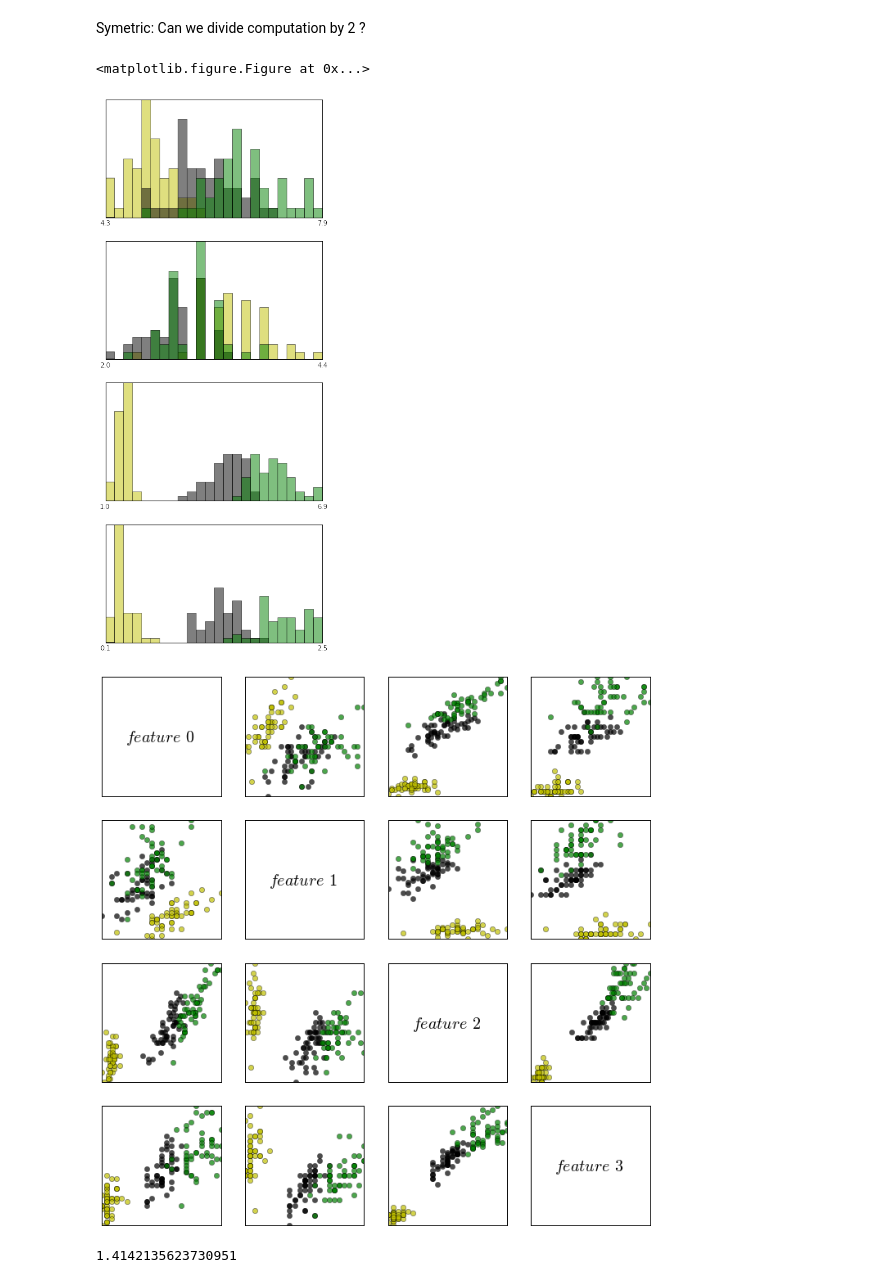
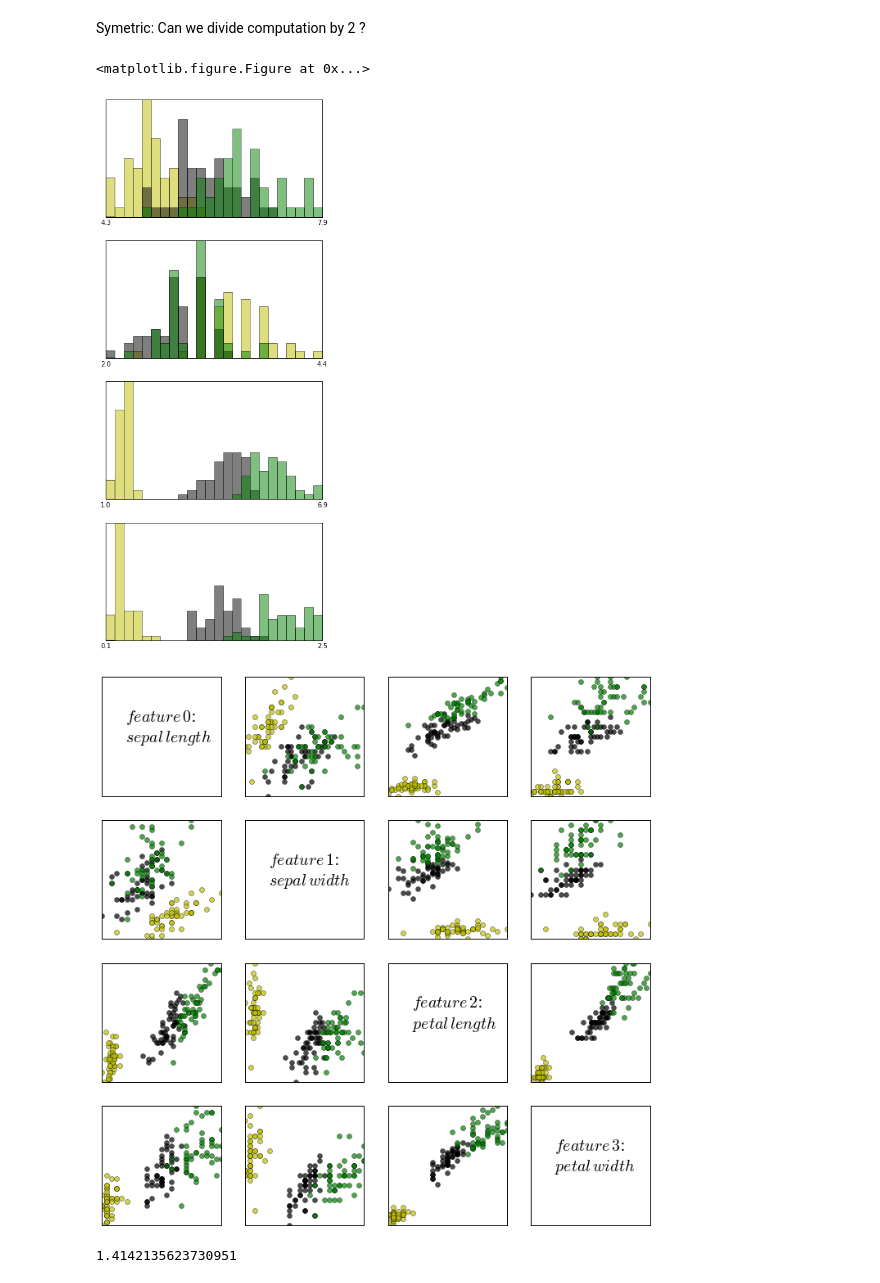
Before and after one commit to ggila/allez, a Jupyter notebook: knn/knn.ipynb, the cells around one changed output. Cells and saved outputs as stored; diff of their text form; code cells hidden in the pictures.

```diff
--- a/knn/knn.ipynb
+++ b/knn/knn.ipynb
@@ -27,7 +28,9 @@ def loadDataset(filename, split, trainingSet = [], testSet = [], irisSet = []):
                 testSet.append(data)
         return trainingSet, testSet, irisSet
 
-trainingSet, testSet, irisSet = loadDataset('iris.data',0.66)
+trainingSet, testSet, irisSet = loadDataset('iris.txt',0.66)
+
+feat = ['sepal length', 'sepal width', 'petal length', 'petal width']
 
 print trainingSet[:10], '\n'
 print len(trainingSet), len(testSet)
@@ -99,34 +96,34 @@ for i, ax in enumerate(axes):
 plt.show()
 # %% [output]
 <matplotlib.figure.Figure at 0x...>
-[figure, old version]
+[figure, new version]
 # %%
 fig, axes = plt.subplots(4,4, figsize=(12,12))
 
 gen = ((i, j) for i in range(4) for j in range(4))
 
 def plot_ij(ax, i, j):
     ax.plot(seto[:,i], seto[:,j], 'yo', alpha=0.7)
     ax.plot(versicolo[:,i], versicolo[:,j], 'ko', alpha=0.7)
     ax.plot(virginic[:,i], virginic[:,j], 'go', alpha=0.7)
 
 def plot_ii(ax, i):
     x = ax.get_xlim()[1]
     y = ax.get_ylim()[1]
-    ax.text(0.2,0.45, '$feature\, {0}$'.format(i), fontsize=20)
+    ax.text(0.2,0.45, '$feature\, {0}$:\n${1}$'.format(i, feat[i].replace(' ', '\, ')), fontsize=20)
 #    ax.set_title('$feature\, {0}$'.format(i), fontsize=20)
 #    ax.hist(seto[:,i], 15, color='y', alpha=0.3)
 #    ax.hist(virginic[:,i], 15, color='g', alpha=0.3)
 #    ax.hist(versicolo[:,i], 15, color='k', alpha=0.3)
 
 for i, j in gen:
     ax = axes[i][j]
     ax.xaxis.set_ticks([])
     ax.yaxis.set_ticks([])
     if i==j: plot_ii(ax, i)
     else: plot_ij(ax,i, j)
 # %% [output]
-[figure, old version]
+[figure, new version]
 # %%
 ax.axis??
 # %%
```
Also changed, not shown: parts of 4 cells of this notebook, 6 other files.
